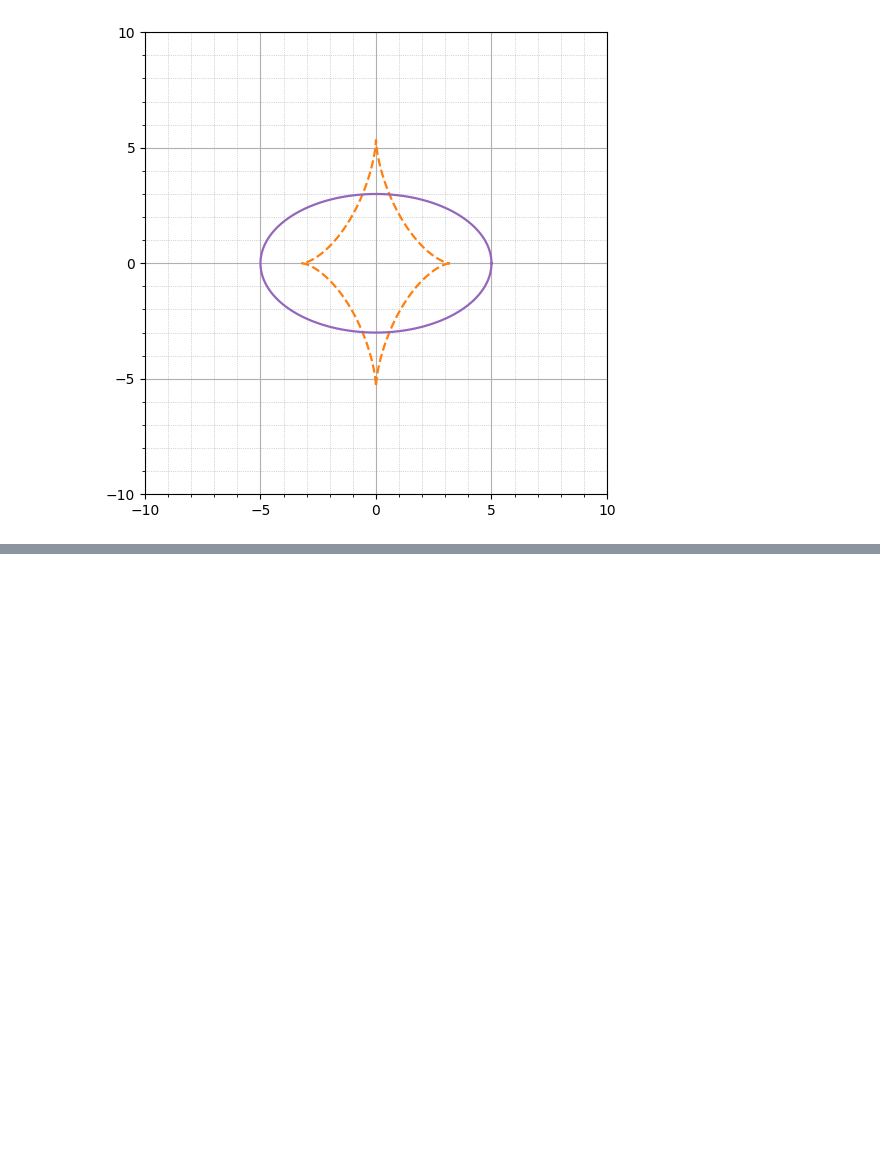
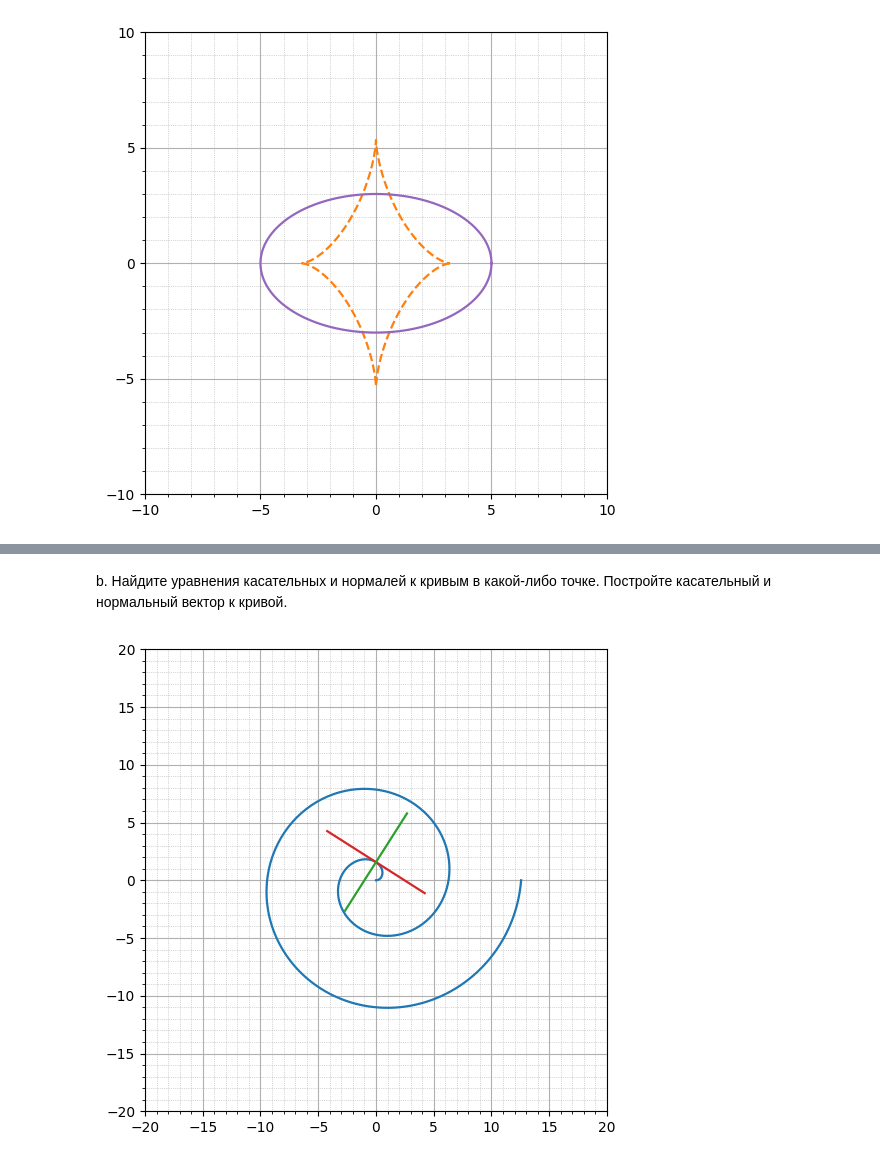
Before and after one commit to mikedegeofroy/itmo-computational-geometry, a Jupyter notebook: lab2/lab2.ipynb, the cells around one changed output, grey strips where cells are left out. Cells and saved outputs as stored; diff of their text form; code cells hidden in the pictures; blank space fills up the shorter version.

```diff
--- a/lab2/lab2.ipynb
+++ b/lab2/lab2.ipynb
@@ -274,0 +311,41 @@ plot(
+# %% [markdown]
+b. Найдите уравнения касательных и нормалей к кривым в какой-либо точке.
+Постройте касательный и нормальный вектор к кривой.
+# %%
+theta0 = np.pi / 2
+x0 = theta0 * np.cos(theta0)
+y0 = theta0 * np.sin(theta0)
+
+# First derivatives
+dx = np.cos(theta0) - theta0 * np.sin(theta0)
+dy = np.sin(theta0) + theta0 * np.cos(theta0)
+
+# Normalize tangent vector
+tangent_vector = np.array([dx, dy])
+tangent_vector = tangent_vector / np.linalg.norm(tangent_vector)
+
+# Normal vector is orthogonal
+normal_vector = np.array([-dy, dx])
+normal_vector = normal_vector / np.linalg.norm(normal_vector)
+
+# Scale vectors for visualization
+length = 5
+tangent_line = np.array([
+    [x0 - length * tangent_vector[0], y0 - length * tangent_vector[1], 1],
+    [x0 + length * tangent_vector[0], y0 + length * tangent_vector[1], 1]
+])
+normal_line = np.array([
+    [x0 - length * normal_vector[0], y0 - length * normal_vector[1], 1],
+    [x0 + length * normal_vector[0], y0 + length * normal_vector[1], 1]
+])
+
+plot(
+    (spiral, {"color": "tab:blue"}),
+    (tangent_line, {"color": "tab:red"}),
+    (normal_line, {"color": "tab:green"}),
+    with_points=False,
+    lim=20,
+    close=False
+)
+# %% [output]
+[figure, added]
```
Also changed, not shown: parts of 15 cells of this notebook.
